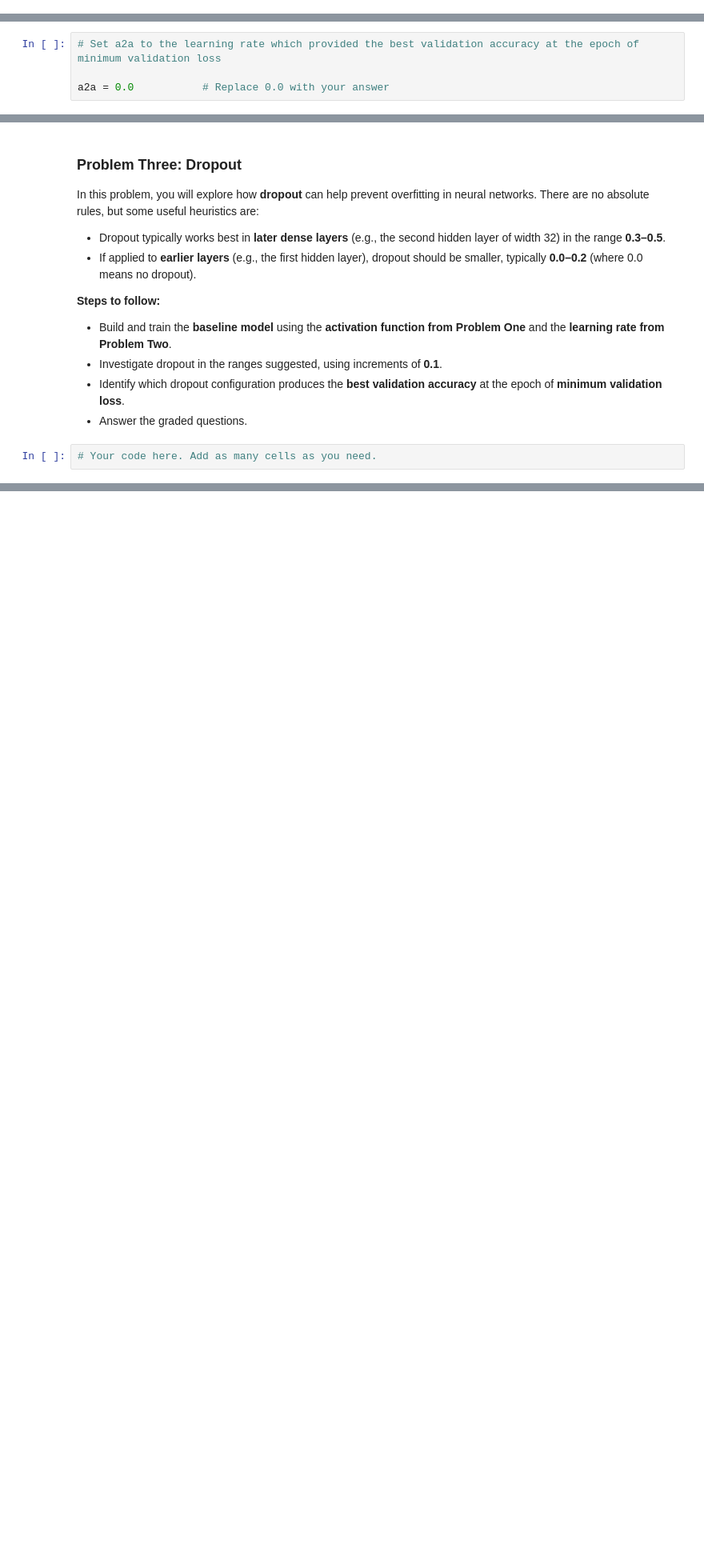
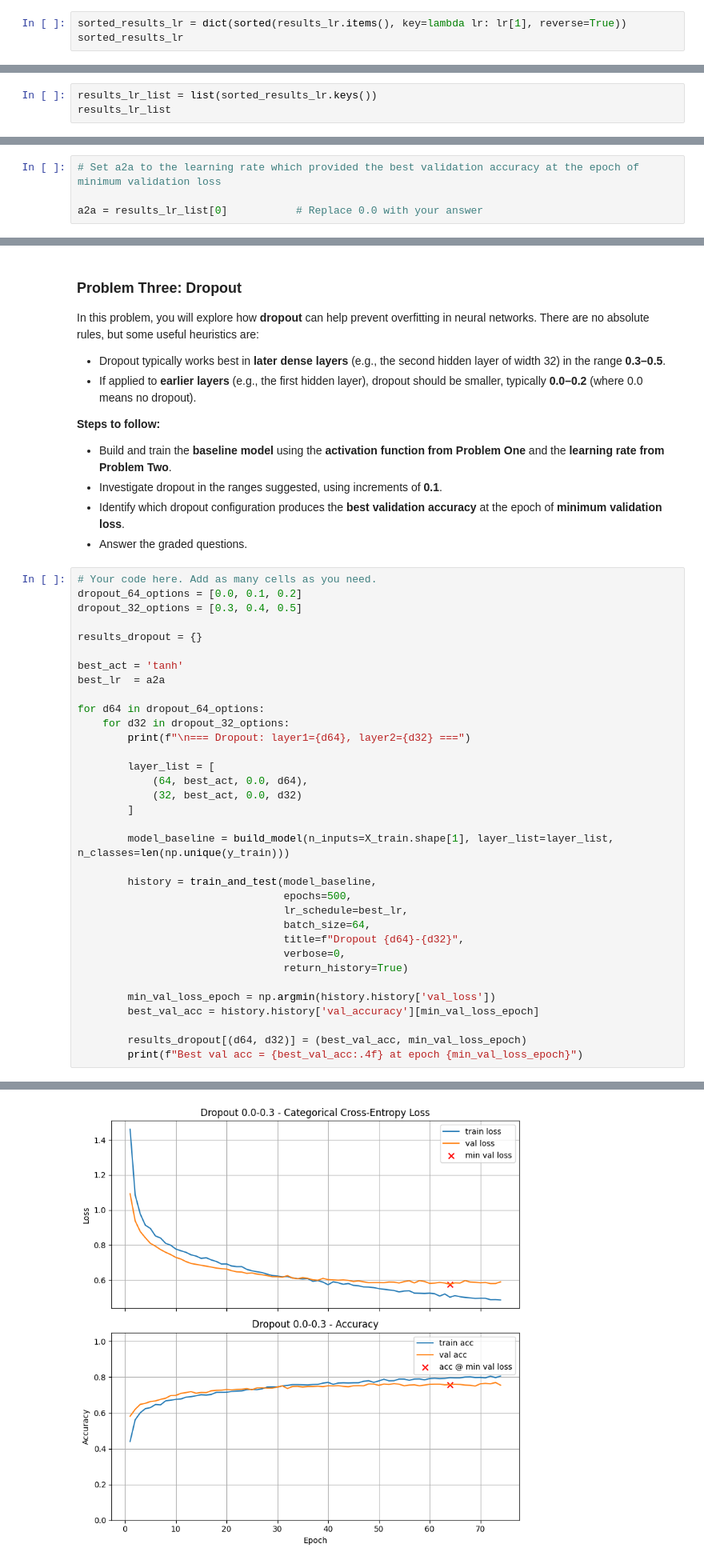
Before and after one commit to famorcam14/Module-7-Assignments, a Jupyter notebook: Homework_03.ipynb, the cells around one changed output, grey strips where cells are left out. Shown at 80% size. Saved outputs shown, nothing was run; the diff lists cells and outputs as text; blank space fills up the shorter version.

```diff
--- a/Homework_03.ipynb
+++ b/Homework_03.ipynb
@@ -452,0 +687,3 @@ In this problem, you will continue working with the **baseline model** and deter
+# %%
+sorted_results_lr = dict(sorted(results_lr.items(), key=lambda lr: lr[1], reverse=True))
+sorted_results_lr
@@ -452,0 +696,3 @@ In this problem, you will continue working with the **baseline model** and deter
+# %%
+results_lr_list = list(sorted_results_lr.keys())
+results_lr_list
@@ -455,7 +714,7 @@ In this problem, you will continue working with the **baseline model** and deter
 # %%
 # Set a2a to the learning rate which provided the best validation accuracy at the epoch of minimum validation loss
 
-a2a = 0.0           # Replace 0.0 with your answer
+a2a = results_lr_list[0]           # Replace 0.0 with your answer
 # %%
 # Graded Answer
 # DO NOT change this cell in any way
@@ -490,3 +749,36 @@ In this problem, you will explore how **dropout** can help prevent overfitting i
 * Answer the graded questions.
 # %%
 # Your code here. Add as many cells as you need.
+dropout_64_options = [0.0, 0.1, 0.2]
+dropout_32_options = [0.3, 0.4, 0.5]
+
+results_dropout = {}
+
+best_act = 'tanh'
+best_lr  = a2a
+
+for d64 in dropout_64_options:
+    for d32 in dropout_32_options:
+        print(f"\n=== Dropout: layer1={d64}, layer2={d32} ===")
+
+        layer_list = [
+            (64, best_act, 0.0, d64),
+            (32, best_act, 0.0, d32)
+        ]
+
+        model_baseline = build_model(n_inputs=X_train.shape[1], layer_list=layer_list, n_classes=len(np.unique(y_train)))
+
+        history = train_and_test(model_baseline,
+                                 epochs=500,
+                                 lr_schedule=best_lr,
+                                 batch_size=64,
+                                 title=f"Dropout {d64}-{d32}",
+                                 verbose=0,
+                                 return_history=True)
+
+        min_val_loss_epoch = np.argmin(history.history['val_loss'])
+        best_val_acc = history.history['val_accuracy'][min_val_loss_epoch]
+
+        results_dropout[(d64, d32)] = (best_val_acc, min_val_loss_epoch)
+        print(f"Best val acc = {best_val_acc:.4f} at epoch {min_val_loss_epoch}")
+# %% [output]
@@ -492,0 +788 @@ In this problem, you will explore how **dropout** can help prevent overfitting i
+[figure, added]
```
Also changed, not shown: parts of 30 cells of this notebook.
